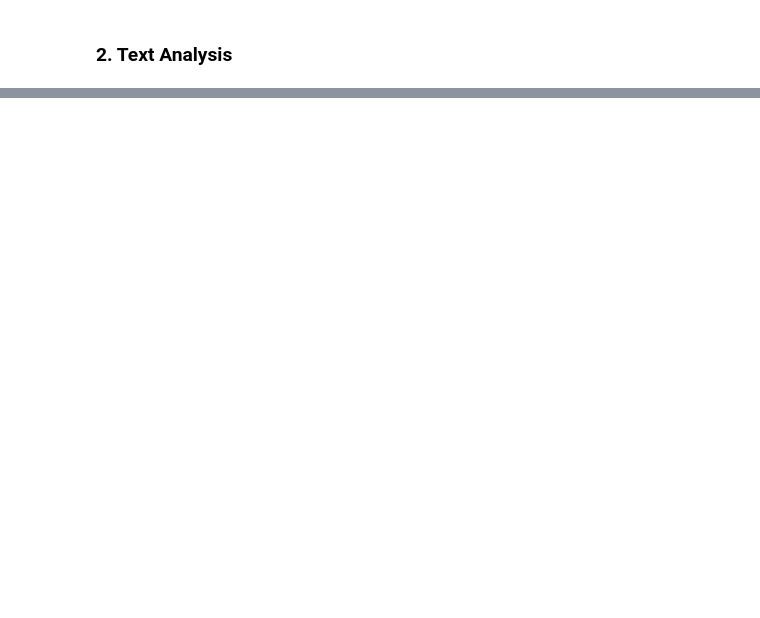
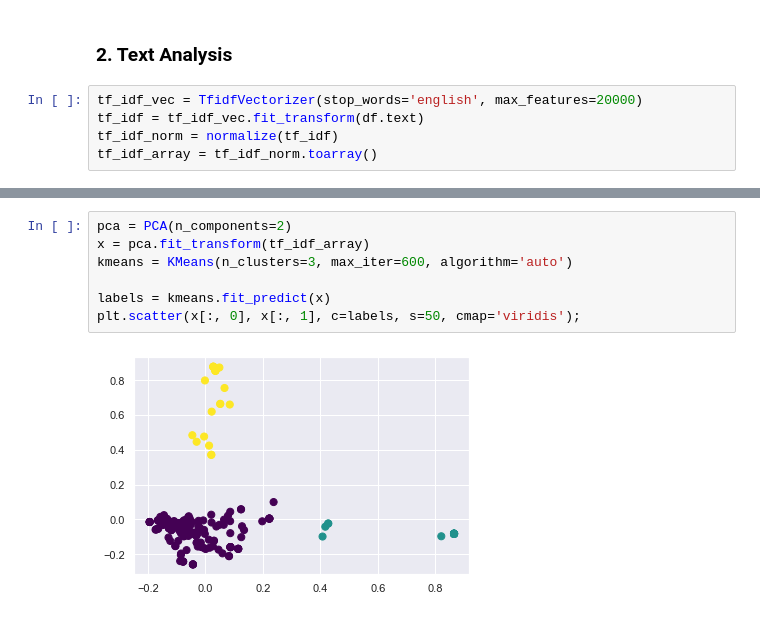
Before and after one commit to medherd/twitter, a Jupyter notebook: analysis/Untitled.ipynb, the cells around one changed output, grey strips where cells are left out. Drawn from its saved outputs; the diff is of its cells as text; blank space fills up the shorter version.

```diff
--- a/analysis/Untitled.ipynb
+++ b/analysis/Untitled.ipynb
@@ -117,2 +131,7 @@ one.text, one.polarity
 # %% [markdown]
 ### 2. Text Analysis
+# %%
+tf_idf_vec = TfidfVectorizer(stop_words='english', max_features=20000)
+tf_idf = tf_idf_vec.fit_transform(df.text)
+tf_idf_norm = normalize(tf_idf)
+tf_idf_array = tf_idf_norm.toarray()
@@ -118,0 +154,9 @@ one.text, one.polarity
+# %%
+pca = PCA(n_components=2)
+x = pca.fit_transform(tf_idf_array)
+kmeans = KMeans(n_clusters=3, max_iter=600, algorithm='auto')
+
+labels = kmeans.fit_predict(x)
+plt.scatter(x[:, 0], x[:, 1], c=labels, s=50, cmap='viridis');
+# %% [output]
+[figure, added]
```
Also changed, not shown: parts of 19 cells of this notebook, 9 other files.
